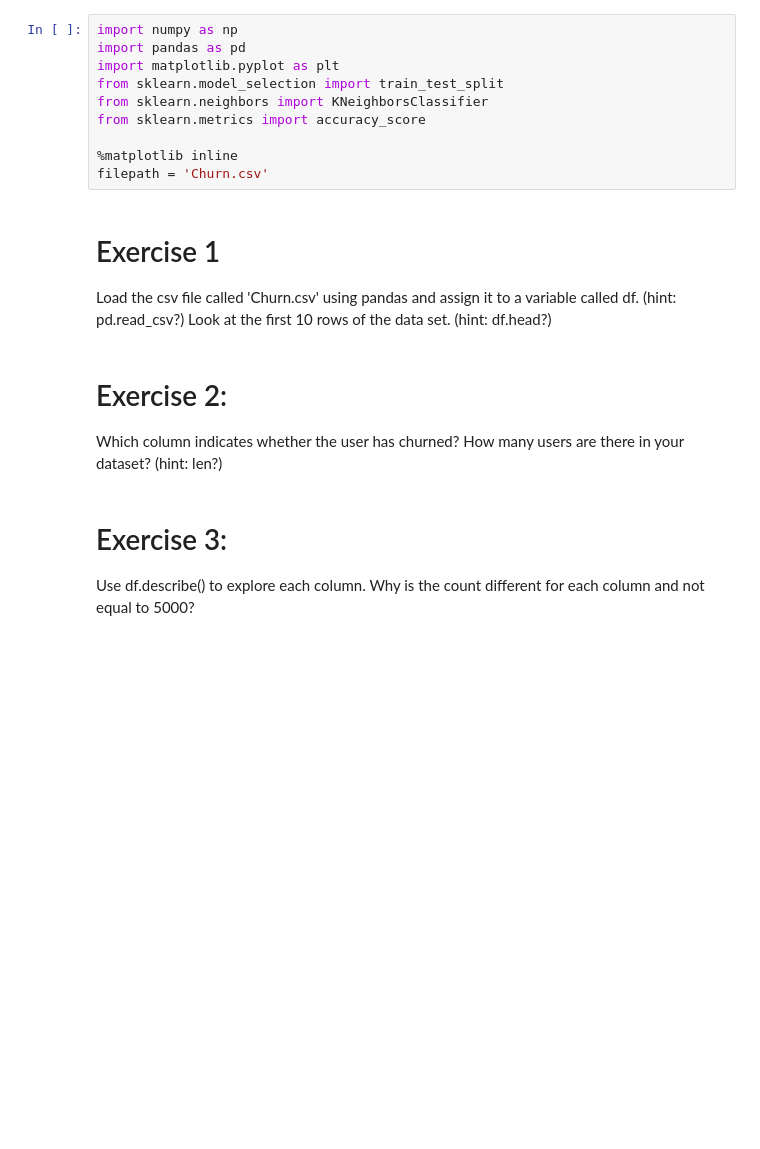
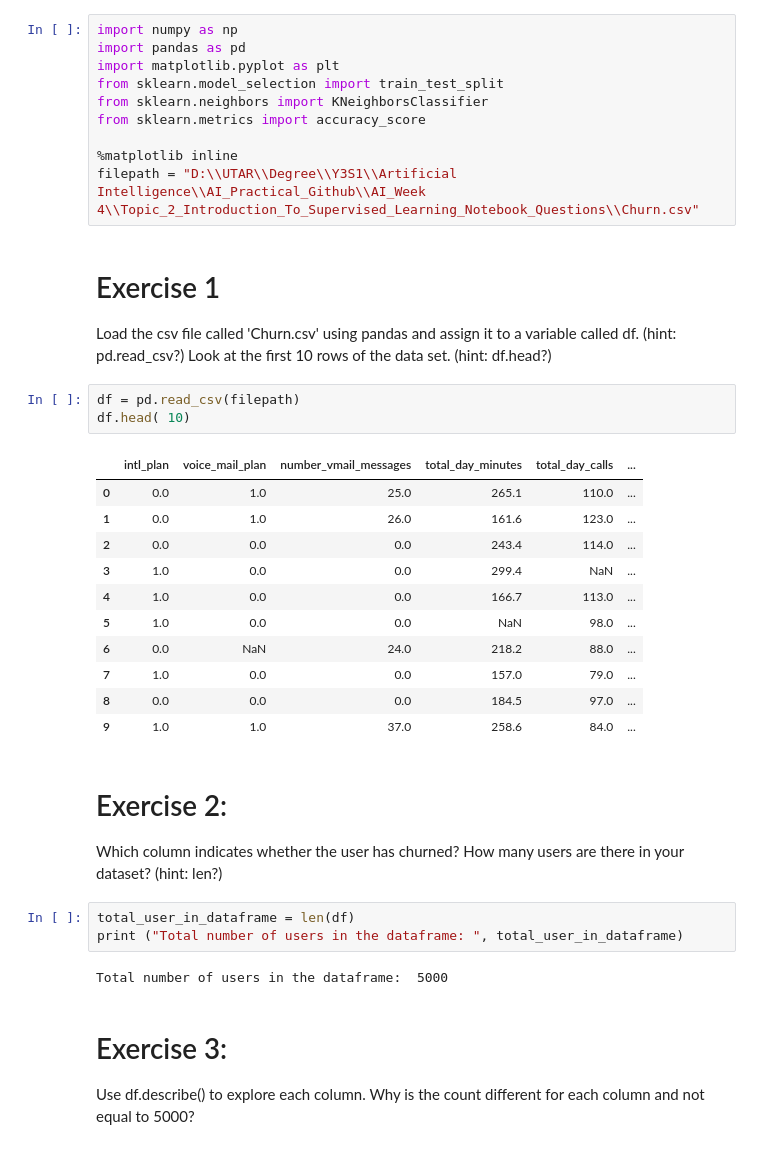
Before and after one commit to ChuaYunJuan/AI-Lab, a Jupyter notebook: AI_Week 4/Topic_2_Introduction_To_Supervised_Learning_Notebook_Questions/Topic 2 - Introduction To Supervised Learning Notebook 1 Question.ipynb, the cells around one changed output. Saved outputs shown, nothing was run; the diff lists cells and outputs as text; blank space fills up the shorter version.

Commit message:
Topic 2: Churn Prediction Analysis

```diff
--- a/AI_Week 4/Topic_2_Introduction_To_Supervised_Learning_Notebook_Questions/Topic 2 - Introduction To Supervised Learning Notebook 1 Question.ipynb
+++ b/AI_Week 4/Topic_2_Introduction_To_Supervised_Learning_Notebook_Questions/Topic 2 - Introduction To Supervised Learning Notebook 1 Question.ipynb
@@ -17,15 +17,35 @@ from sklearn.neighbors import KNeighborsClassifier
 from sklearn.metrics import accuracy_score
 
 %matplotlib inline
-filepath = 'Churn.csv'
+filepath = "D:\\UTAR\\Degree\\Y3S1\\Artificial Intelligence\\AI_Practical_Github\\AI_Week 4\\Topic_2_Introduction_To_Supervised_Learning_Notebook_Questions\\Churn.csv"
 # %% [markdown]
 # Exercise 1
 
 Load the csv file called 'Churn.csv' using pandas and assign it to a variable called df. (hint: pd.read_csv?) Look at the first 10 rows of the data set. (hint: df.head?)
+# %%
+df = pd.read_csv(filepath)
+df.head( 10)
+# %% [output]
+|  | intl_plan | voice_mail_plan | number_vmail_messages | total_day_minutes | total_day_calls | ... |
+| 0 | 0.0 | 1.0 | 25.0 | 265.1 | 110.0 | ... |
+| 1 | 0.0 | 1.0 | 26.0 | 161.6 | 123.0 | ... |
+| 2 | 0.0 | 0.0 | 0.0 | 243.4 | 114.0 | ... |
+| 3 | 1.0 | 0.0 | 0.0 | 299.4 | NaN | ... |
+| 4 | 1.0 | 0.0 | 0.0 | 166.7 | 113.0 | ... |
+| 5 | 1.0 | 0.0 | 0.0 | NaN | 98.0 | ... |
+| 6 | 0.0 | NaN | 24.0 | 218.2 | 88.0 | ... |
+| 7 | 1.0 | 0.0 | 0.0 | 157.0 | 79.0 | ... |
+| 8 | 0.0 | 0.0 | 0.0 | 184.5 | 97.0 | ... |
+| 9 | 1.0 | 1.0 | 37.0 | 258.6 | 84.0 | ... |
 # %% [markdown]
 # Exercise 2:
 
 Which column indicates whether the user has churned? How many users are there in your dataset? (hint: len?)
+# %%
+total_user_in_dataframe = len(df)
+print ("Total number of users in the dataframe: ", total_user_in_dataframe)
+# %% [output]
+Total number of users in the dataframe:  5000
 # %% [markdown]
 # Exercise 3:
 
```
Also changed, not shown: parts of 10 cells of this notebook.
